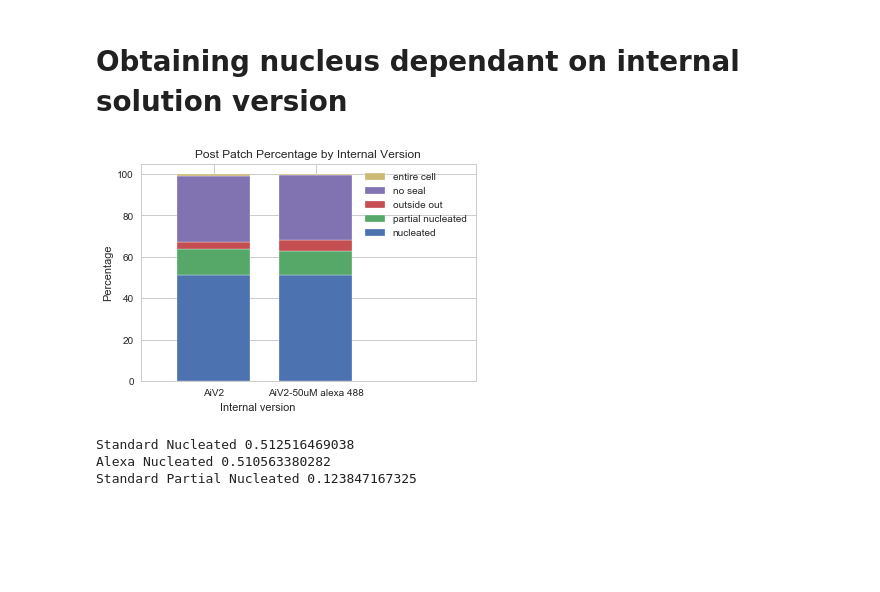
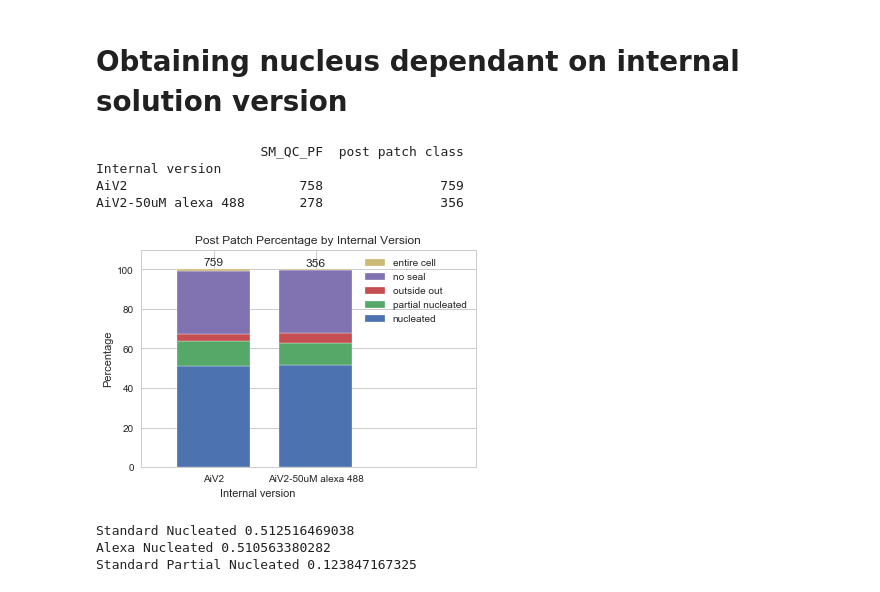
Before and after one commit to ru57y34nn/patchseq_gdoc_analysis, a Jupyter notebook: Post_patch_analysis.ipynb, the cells around one changed output. Cells and saved outputs as stored; diff of their text form; code cells hidden in the pictures; blank space fills up the shorter version.

Commit message:
added sample sizes to tops of bar charts

```diff
--- a/Post_patch_analysis.ipynb
+++ b/Post_patch_analysis.ipynb
@@ -265,6 +265,8 @@ result2 = result2.drop('Nucleus sucked in?',1)
 result2 = result2.drop('Notes',1)
 result2 = result2.drop('PCR cycles',1)
 result2 = result2.drop('Resolution index',1)
+totals = result2.groupby(['Internal version']).count()
+print totals
 #print result2
 internal = result2.groupby(['Internal version', 'post patch class']).count()
 #print internal
@@ -296,34 +298,45 @@ nuc_pcts = make_list("Nucleated")
 part_nuc_pcts = make_list("Partial nucleated")
 out_out_pcts = make_list("Outside out")
 no_seal_pcts = make_list("No seal")
 entire_cell_pcts = make_list("Entire cell")
 
 #print nuc_pcts
 #print part_nuc_pcts
 #print out_out_pcts
 #print no_seal_pcts
 #print entire_cell_pcts
 fig, ax = plt.subplots(1)
 r = [0.5,0.85]
 #names = ['Nucleated', "Partial nucleated", "Outside out", "No seal", "Entire cell"]
 names = ['AiV2', 'AiV2-50uM alexa 488']
+labels = totals['post patch class']
+#labels = ['759', '356']
 barWidth = 0.25
 nuc = plt.bar(r, nuc_pcts, edgecolor='white', width=barWidth)
 part = plt.bar(r, part_nuc_pcts, edgecolor='white', bottom=nuc_pcts, width=barWidth)
 out = plt.bar(r, out_out_pcts, edgecolor='white', bottom=[i+j for i,j in zip(nuc_pcts,part_nuc_pcts)], width=barWidth)
 no = plt.bar(r, no_seal_pcts, edgecolor='white', bottom=[i+j+k for i,j,k in zip(nuc_pcts, part_nuc_pcts, out_out_pcts)], width=barWidth)
 entire = plt.bar(r, entire_cell_pcts, edgecolor='white', bottom=[i+j+k+l for i,j,k,l in zip(nuc_pcts, part_nuc_pcts, out_out_pcts,no_seal_pcts)], width=barWidth)
+#labels = ["label%d" % i for i in xrange(len(entire))]
+for ent, label in zip(entire, labels):
+    height = ent.get_height()
+    ax.text(ent.get_x() + ent.get_width()/2, height + 100, label, ha='center', va='bottom')
 plt.xticks(r, names)
 plt.xlabel("Internal version")
 plt.ylabel("Percentage")
 axes = plt.gca()
 axes.set_xlim(0.25,1.4)
+axes.set_ylim([0,110])
 ax.xaxis.set_label_coords(0.35,-0.1)
 plt.title('Post Patch Percentage by Internal Version')
 plt.legend((entire[0],no[0],out[0],part[0],nuc[0]), ('entire cell', 'no seal', 'outside out', 'partial nucleated', 'nucleated'), loc='upper right')
 plt.savefig('post_patch_percentage_by_internal_version', dpi=300)
 # %% [output]
+                     SM_QC_PF  post patch class
+Internal version
+AiV2                      758               759
+AiV2-50uM alexa 488       278               356
-[figure, old version]
+[figure, new version]
 # %%
 standard = "AiV2"
 alexa = "AiV2-50uM alexa 488"
```
Also changed, not shown: 1 other file.
